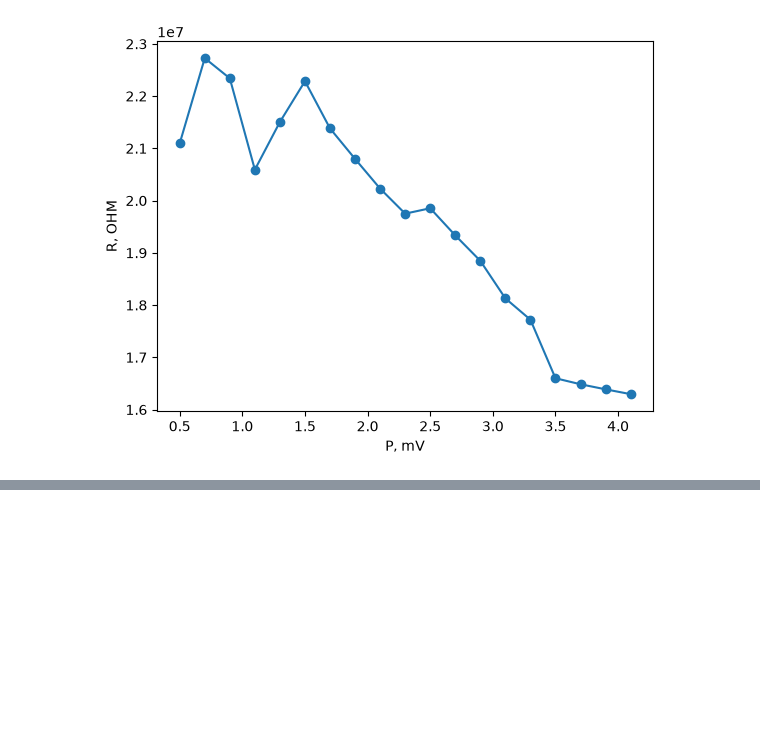
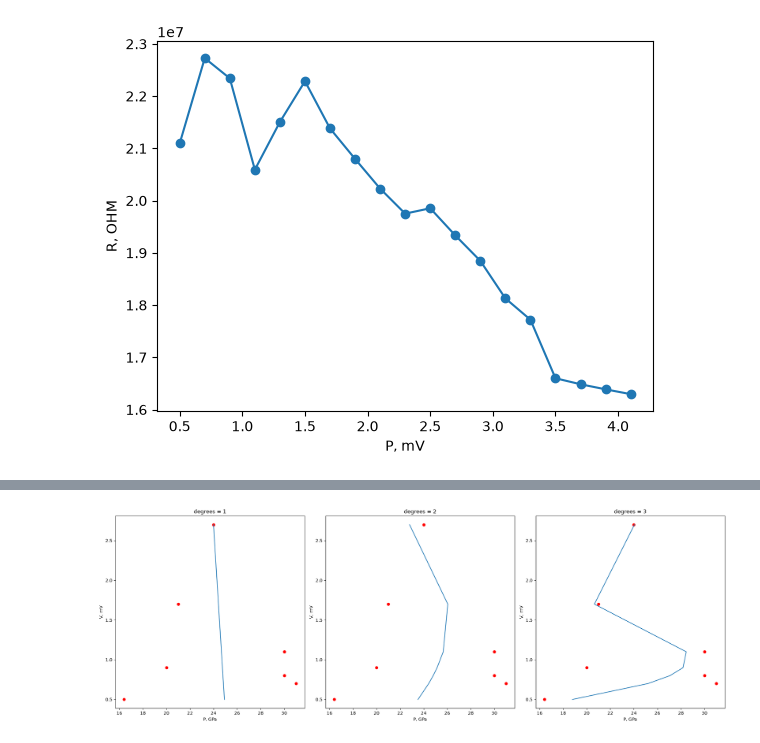
Before and after one commit to anna-am/pressure-calibration, a Jupyter notebook: pressure_calibration.ipynb, the cells around one changed output, grey strips where cells are left out. Saved outputs shown, nothing was run; the diff lists cells and outputs as text; code cells hidden in the pictures; blank space fills up the shorter version.

Commit message:
add model calibration

```diff
--- a/pressure_calibration.ipynb
+++ b/pressure_calibration.ipynb
@@ -193,0 +200,8 @@ plt.show()
+# %%
+points = pd.DataFrame({
+    'experimental V, mV':[0.5, 0.7, 1.1, 0.8, 0.9, 1.7, 2.7], # 2.3,
+    'reference P, GPa':[16.4, 31, 30, 30, 20, 21, 24]},   #dwcnt 8, 24(только при увеличении давления); 45,
+    index = ['ZnS', 'CdS', 'KBr', 'NaCl', 'Bi2Te3', 'dwcnt', 'dwcnt'] #'KBr'
+)
+
+print(points)
@@ -193,0 +251,25 @@ plt.show()
+# %%
+exp = points['experimental V, mV']
+ref = points['reference P, GPa']
+degrees = [1, 2, 3]
+models = {}
+
+for i in degrees:
+    models[i] = np.polyfit(exp, ref, i)
+
+exp_sort = np.sort(exp)
+
+fig, ax = plt.subplots(nrows = 1, ncols = 3, figsize = (20, 7))
+
+for i in range(3):
+    ax[i].plot(np.polyval(models[i + 1], exp_sort), exp_sort)
+    ax[i].set_xlabel('P, GPa')
+    ax[i].set_ylabel('V, mV')
+    ax[i].scatter(ref, exp, marker = 'o', color = 'red')
+    ax[i].set_title(f'degrees = {i + 1}')
+
+
+plt.tight_layout()
+plt.show()
+# %% [output]
+[figure, added]
```
Also changed, not shown: parts of 9 cells of this notebook.
